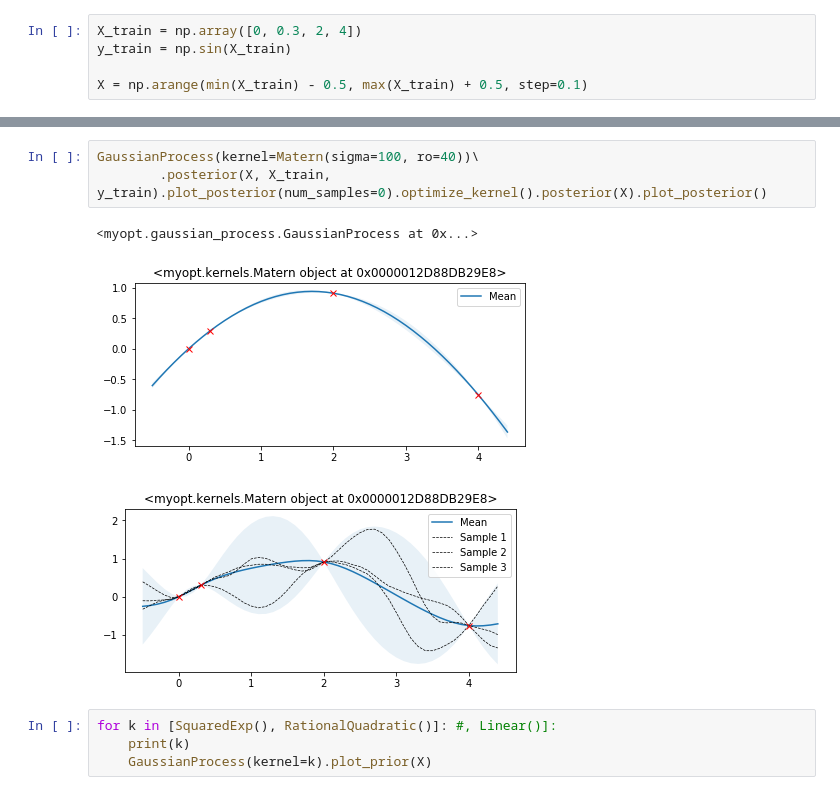
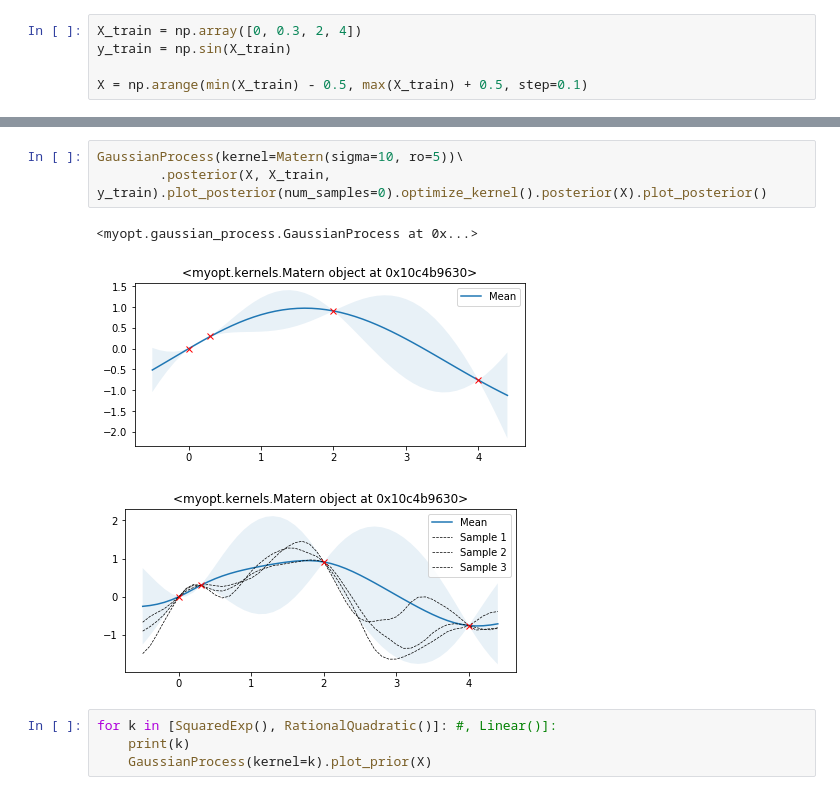
Before and after one commit to darthdeus/bopt, a Jupyter notebook: GP mojeopt.ipynb, the cells around one changed output, grey strips where cells are left out. Saved outputs shown, nothing was run; the diff lists cells and outputs as text.

```diff
--- a/GP mojeopt.ipynb
+++ b/GP mojeopt.ipynb
@@ -86,10 +94,10 @@ GaussianProcess().fit(np.array([]), np.array([])).optimize_kernel().posterior(X)
 # %%
-GaussianProcess(kernel=Matern(sigma=100, ro=40))\
+GaussianProcess(kernel=Matern(sigma=10, ro=5))\
         .posterior(X, X_train, y_train).plot_posterior(num_samples=0).optimize_kernel().posterior(X).plot_posterior()
 # %% [output]
 <myopt.gaussian_process.GaussianProcess at 0x...>
-[figure, old version]
+[figure, new version]
-[figure, old version]
+[figure, new version]
 # %%
 for k in [SquaredExp(), RationalQuadratic()]: #, Linear()]:
     print(k)
```
Also changed, not shown: parts of 22 cells of this notebook, 3 other files.
